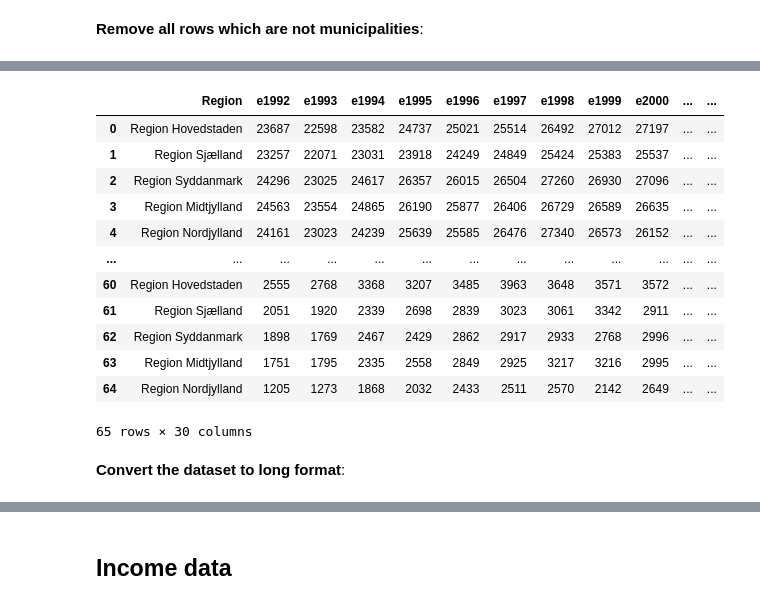
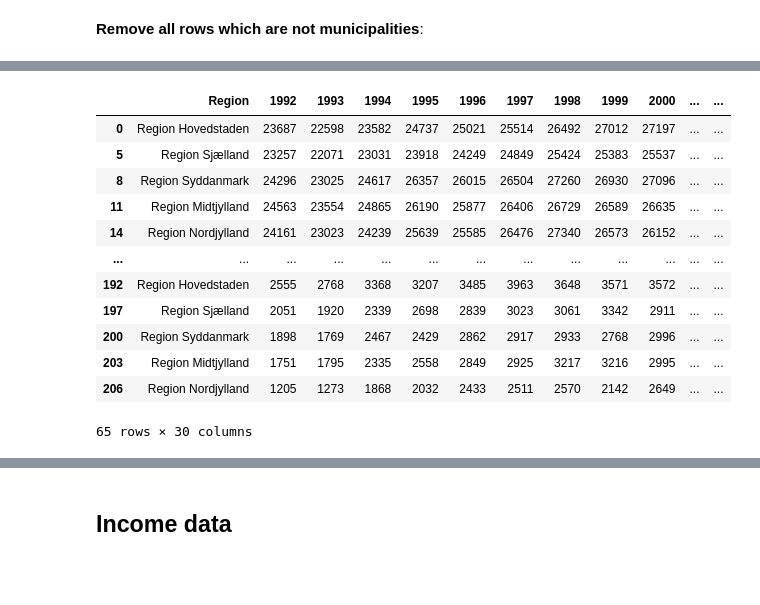
Before and after one commit to AskerNC/projects-2021-stressfaktoren, a Jupyter notebook: dataproject/dataproject.ipynb, the cells around one changed output, grey strips where cells are left out. Saved outputs shown, nothing was run; the diff lists cells and outputs as text; code cells hidden in the pictures; blank space fills up the shorter version.

```diff
--- a/dataproject/dataproject.ipynb
+++ b/dataproject/dataproject.ipynb
@@ -96,28 +90,21 @@ wage.head(10)
 | 30 | Region Nordjylland | 82865 | 79950 | 86968 | 93321 | 96287 | 100921 | 103321 | 103645 | 103396 | ... | ... |
 10 rows × 29 columns
 # %%
-wage = wage.reset_index()
-del wage['index']#reset index
-wage.head(10)
-
-
 age=['15-19','20-24','25-29','30-34','35-39','40-44','45-49','50-54','55-59','60-64','65-69','70-74','74+']#add age as rows
 age_group=list(np.repeat(age,5))
 wage['Age_group'] = age_group
 wage.head(100)
 # %% [output]
-|  | Region | e1992 | e1993 | e1994 | e1995 | e1996 | e1997 | e1998 | e1999 | e2000 | ... | ... |
+|  | Region | 1992 | 1993 | 1994 | 1995 | 1996 | 1997 | 1998 | 1999 | 2000 | ... | ... |
 | 0 | Region Hovedstaden | 23687 | 22598 | 23582 | 24737 | 25021 | 25514 | 26492 | 27012 | 27197 | ... | ... |
-| 1 | Region Sjælland | 23257 | 22071 | 23031 | 23918 | 24249 | 24849 | 25424 | 25383 | 25537 | ... | ... |
-| 2 | Region Syddanmark | 24296 | 23025 | 24617 | 26357 | 26015 | 26504 | 27260 | 26930 | 27096 | ... | ... |
-| 3 | Region Midtjylland | 24563 | 23554 | 24865 | 26190 | 25877 | 26406 | 26729 | 26589 | 26635 | ... | ... |
-| 4 | Region Nordjylland | 24161 | 23023 | 24239 | 25639 | 25585 | 26476 | 27340 | 26573 | 26152 | ... | ... |
+| 5 | Region Sjælland | 23257 | 22071 | 23031 | 23918 | 24249 | 24849 | 25424 | 25383 | 25537 | ... | ... |
+| 8 | Region Syddanmark | 24296 | 23025 | 24617 | 26357 | 26015 | 26504 | 27260 | 26930 | 27096 | ... | ... |
+| 11 | Region Midtjylland | 24563 | 23554 | 24865 | 26190 | 25877 | 26406 | 26729 | 26589 | 26635 | ... | ... |
+| 14 | Region Nordjylland | 24161 | 23023 | 24239 | 25639 | 25585 | 26476 | 27340 | 26573 | 26152 | ... | ... |
 | ... | ... | ... | ... | ... | ... | ... | ... | ... | ... | ... | ... | ... |
-| 60 | Region Hovedstaden | 2555 | 2768 | 3368 | 3207 | 3485 | 3963 | 3648 | 3571 | 3572 | ... | ... |
-| 61 | Region Sjælland | 2051 | 1920 | 2339 | 2698 | 2839 | 3023 | 3061 | 3342 | 2911 | ... | ... |
-| 62 | Region Syddanmark | 1898 | 1769 | 2467 | 2429 | 2862 | 2917 | 2933 | 2768 | 2996 | ... | ... |
-| 63 | Region Midtjylland | 1751 | 1795 | 2335 | 2558 | 2849 | 2925 | 3217 | 3216 | 2995 | ... | ... |
-| 64 | Region Nordjylland | 1205 | 1273 | 1868 | 2032 | 2433 | 2511 | 2570 | 2142 | 2649 | ... | ... |
+| 192 | Region Hovedstaden | 2555 | 2768 | 3368 | 3207 | 3485 | 3963 | 3648 | 3571 | 3572 | ... | ... |
+| 197 | Region Sjælland | 2051 | 1920 | 2339 | 2698 | 2839 | 3023 | 3061 | 3342 | 2911 | ... | ... |
+| 200 | Region Syddanmark | 1898 | 1769 | 2467 | 2429 | 2862 | 2917 | 2933 | 2768 | 2996 | ... | ... |
+| 203 | Region Midtjylland | 1751 | 1795 | 2335 | 2558 | 2849 | 2925 | 3217 | 3216 | 2995 | ... | ... |
+| 206 | Region Nordjylland | 1205 | 1273 | 1868 | 2032 | 2433 | 2511 | 2570 | 2142 | 2649 | ... | ... |
 65 rows × 30 columns
-# %% [markdown]
-**Convert the dataset to long format**:
```
Also changed, not shown: parts of 9 cells of this notebook.
